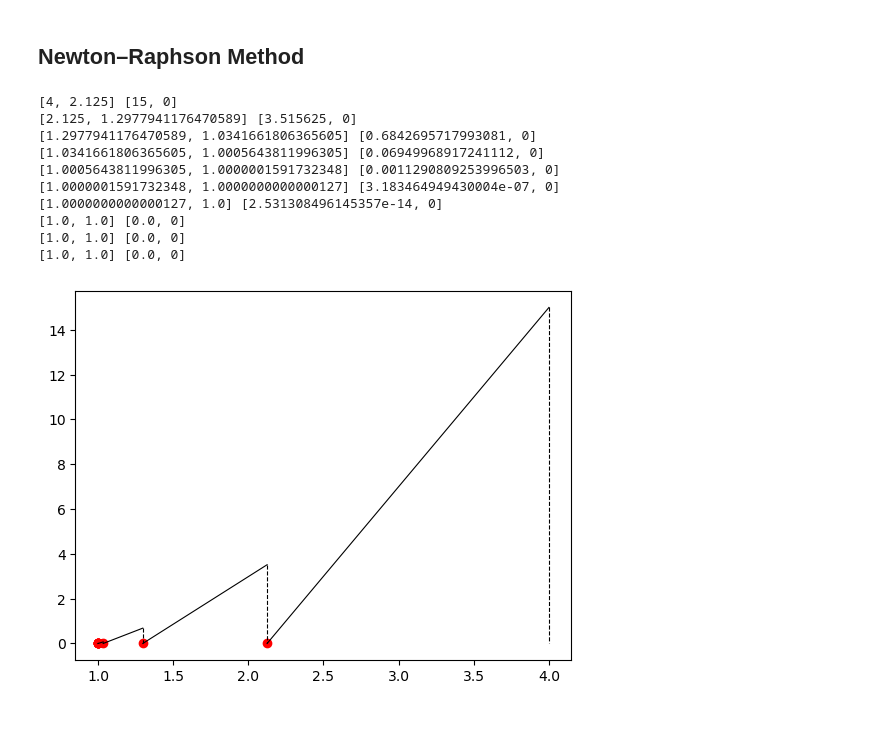
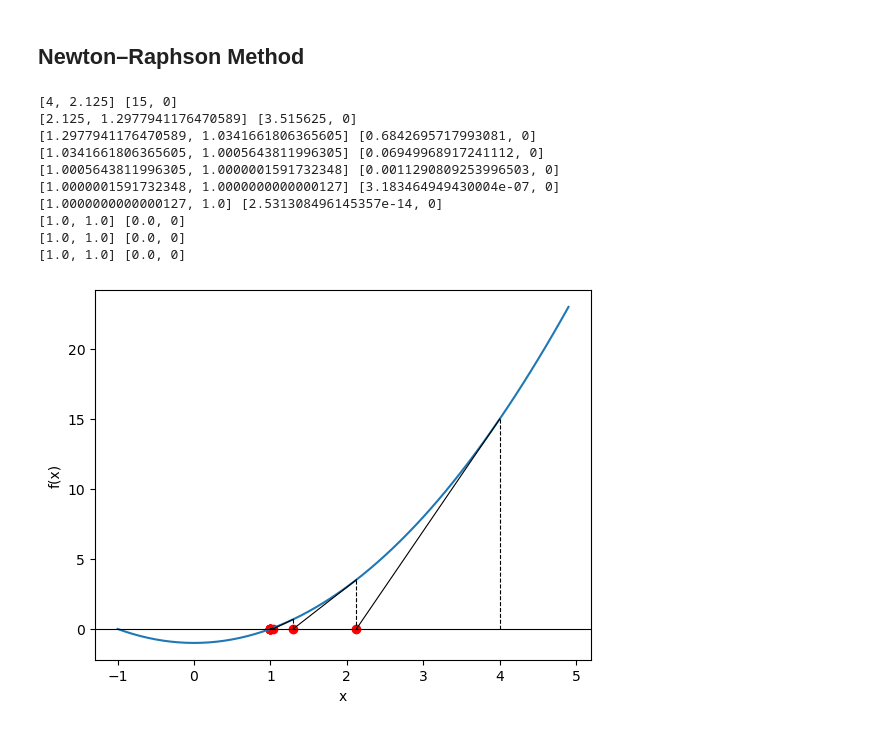
Before and after one commit to mus514/Statistical-Learning, a Jupyter notebook: 2-classification.ipynb, the cells around one changed output. Drawn from its saved outputs; the diff is of its cells as text; code cells hidden in the pictures.

```diff
--- a/2-classification.ipynb
+++ b/2-classification.ipynb
@@ -34,31 +34,31 @@ def df(x):
     return 2 * x
 # %%
 x_seq = np.arange(-1, 5, 0.1)
-# y = f(x_seq)
-# plt.plot(x_seq, y)
-# plt.axhline(0, c='black', linewidth=0.8)
-# plt.xlabel("x")
-# plt.ylabel("f(x)")
+y = f(x_seq)
+plt.plot(x_seq, y)
+plt.axhline(0, c='black', linewidth=0.8)
+plt.xlabel("x")
+plt.ylabel("f(x)")
 
 x = 4
 for i in range(10):
     X = x
     Y = f(x)
     x = x - f(x) / df(x)
     y = f(x)
     print([X,x],[Y,0])
     plt.plot([X,x],[Y,0],c="black",linewidth=0.8)
     plt.plot([X,X],[Y,0],c="black",linestyle="dashed",linewidth=0.8)
     plt.scatter(x,0,c="red")
 # %% [output]
 [4, 2.125] [15, 0]
 [2.125, 1.2977941176470589] [3.515625, 0]
 [1.2977941176470589, 1.0341661806365605] [0.6842695717993081, 0]
 [1.0341661806365605, 1.0005643811996305] [0.06949968917241112, 0]
 [1.0005643811996305, 1.0000001591732348] [0.0011290809253996503, 0]
 [1.0000001591732348, 1.0000000000000127] [3.183464949430004e-07, 0]
 [1.0000000000000127, 1.0] [2.531308496145357e-14, 0]
 [1.0, 1.0] [0.0, 0]
 [1.0, 1.0] [0.0, 0]
 [1.0, 1.0] [0.0, 0]
-[figure, old version]
+[figure, new version]
```
